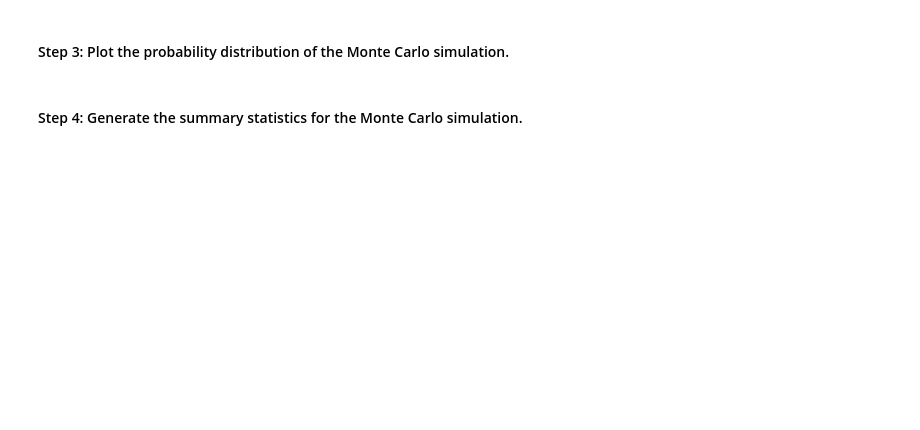
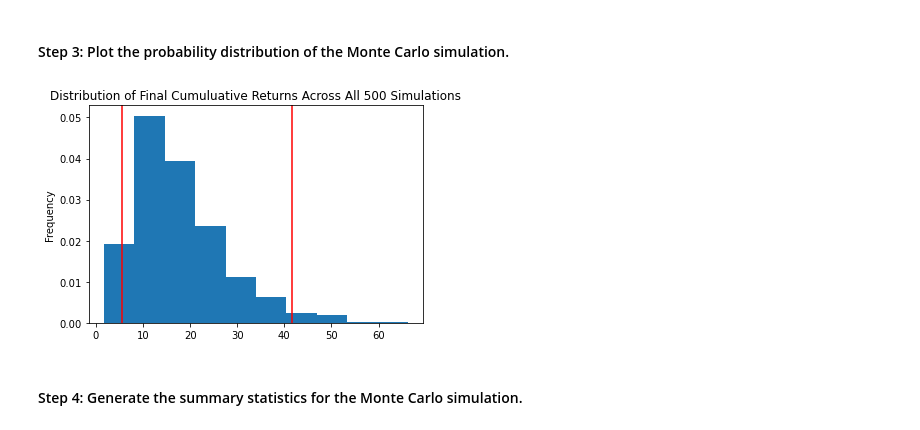
Before and after one commit to lindseyhardouin/Challenge_5, a Jupyter notebook: financial_planning_tools.ipynb, the cells around one changed output. Drawn from its saved outputs; the diff is of its cells as text; code cells hidden in the pictures; blank space fills up the shorter version.

```diff
--- a/financial_planning_tools.ipynb
+++ b/financial_planning_tools.ipynb
@@ -521,7 +602,10 @@ In this section, you’ll use the MCForecastTools library to create a Monte Carl
 # %%
 # Visualize the probability distribution of the 30-year Monte Carlo simulation
 # by plotting a histogram
-# YOUR CODE HERE
+
+weight_60_40_bar_plot = MC_60_40_weight.plot_distribution()
+# %% [output]
+[figure, added]
 # %% [markdown]
 #### Step 4: Generate the summary statistics for the Monte Carlo simulation.
 # %%
```
Also changed, not shown: parts of 9 cells of this notebook.
